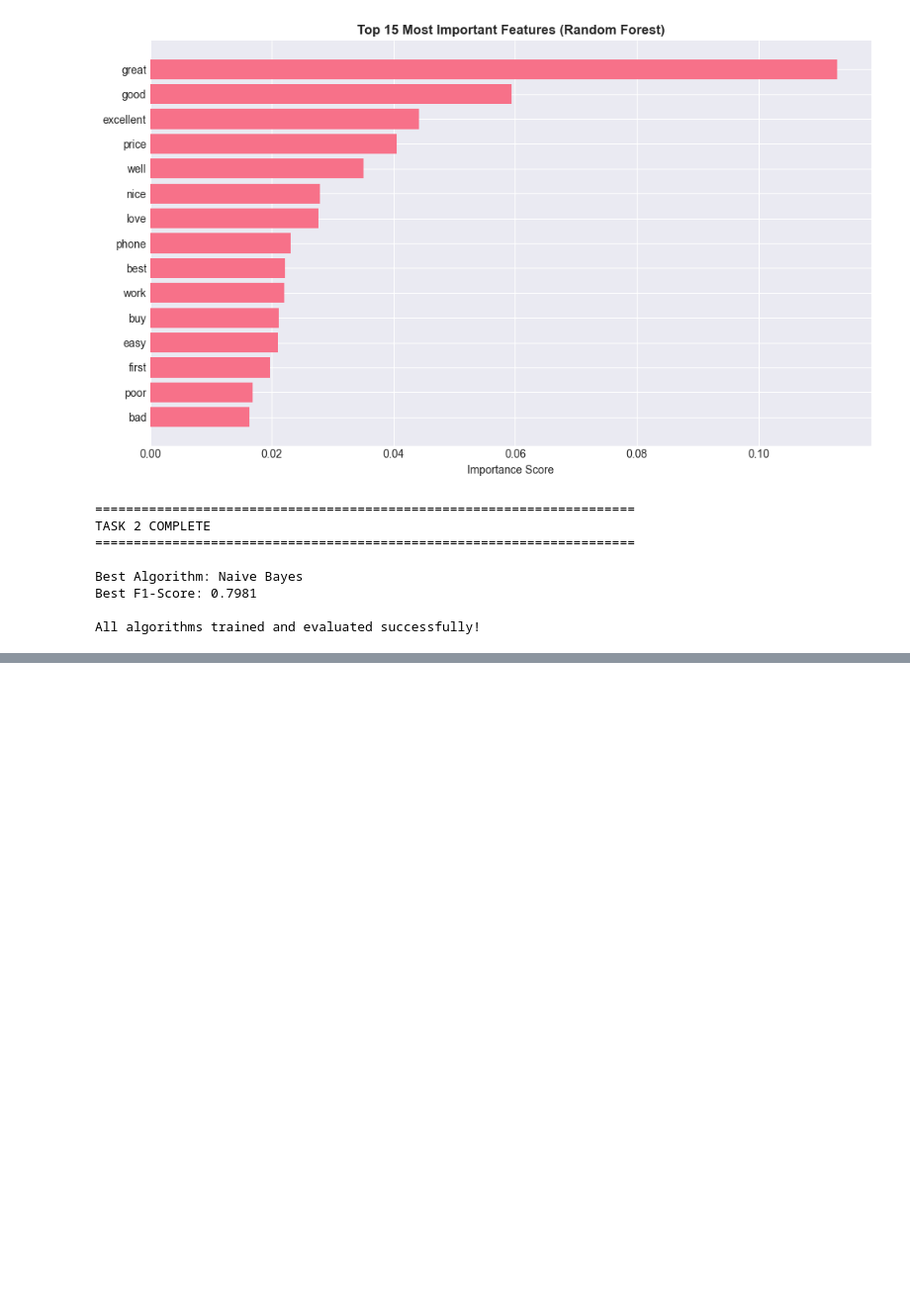
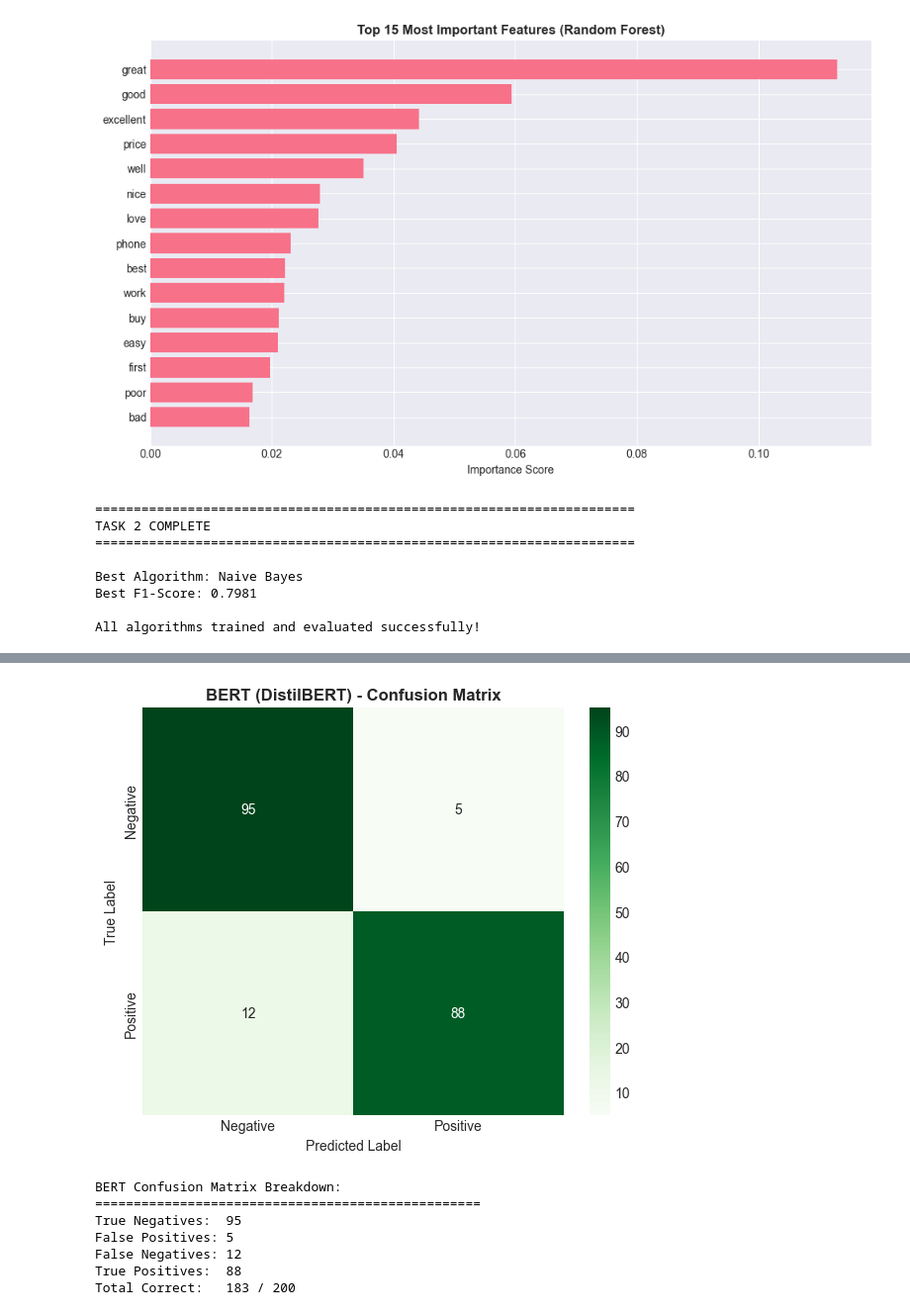
Before and after one commit to amarendar04/UK, a Jupyter notebook: IDTACoursework2_ 2025-26/assignment.ipynb, the cells around one changed output, grey strips where cells are left out. Shown at 99% size. Drawn from its saved outputs; the diff is of its cells as text; code cells hidden in the pictures; blank space fills up the shorter version.

```diff
--- a/IDTACoursework2_ 2025-26/assignment.ipynb
+++ b/IDTACoursework2_ 2025-26/assignment.ipynb
@@ -741,0 +904,21 @@ All algorithms trained and evaluated successfully!
+# %%
+# Make predictions
+print("Making predictions on test set...")
+predictions = trainer.predict(test_dataset)
+bert_pred = np.argmax(predictions.predictions, axis=1)
+
+# Calculate metrics
+bert_accuracy = accuracy_score(test_labels, bert_pred)
+bert_precision = precision_score(test_labels, bert_pred)
+bert_recall = recall_score(test_labels, bert_pred)
+bert_f1 = f1_score(test_labels, bert_pred)
+
+print(f"\nBERT (DistilBERT) Results:")
+print("="*60)
+print(f"Accuracy:  {bert_accuracy:.4f}")
+print(f"Precision: {bert_precision:.4f}")
+print(f"Recall:    {bert_recall:.4f}")
+print(f"F1-Score:  {bert_f1:.4f}")
+
+print("\nClassification Report:")
+print(classification_report(test_labels, bert_pred, target_names=['Negative', 'Positive']))
@@ -741,0 +1000,33 @@ All algorithms trained and evaluated successfully!
+# %%
+# BERT Confusion Matrix
+bert_cm = confusion_matrix(test_labels, bert_pred)
+
+fig, ax = plt.subplots(figsize=(6, 5))
+sns.heatmap(bert_cm, annot=True, fmt='d', cmap='Greens', ax=ax,
+            xticklabels=['Negative', 'Positive'],
+            yticklabels=['Negative', 'Positive'])
+ax.set_title('BERT (DistilBERT) - Confusion Matrix', fontweight='bold', fontsize=12)
+ax.set_ylabel('True Label')
+ax.set_xlabel('Predicted Label')
+
+plt.tight_layout()
+plt.show()
+
+# Print confusion matrix details
+tn, fp, fn, tp = bert_cm.ravel()
+print(f"\nBERT Confusion Matrix Breakdown:")
+print("="*50)
+print(f"True Negatives:  {tn}")
+print(f"False Positives: {fp}")
+print(f"False Negatives: {fn}")
+print(f"True Positives:  {tp}")
+print(f"Total Correct:   {tn + tp} / {len(test_labels)}")
+# %% [output]
+[figure, added]
+BERT Confusion Matrix Breakdown:
+==================================================
+True Negatives:  95
+False Positives: 5
+False Negatives: 12
+True Positives:  88
+Total Correct:   183 / 200
```
Also changed, not shown: parts of 50 cells of this notebook.
